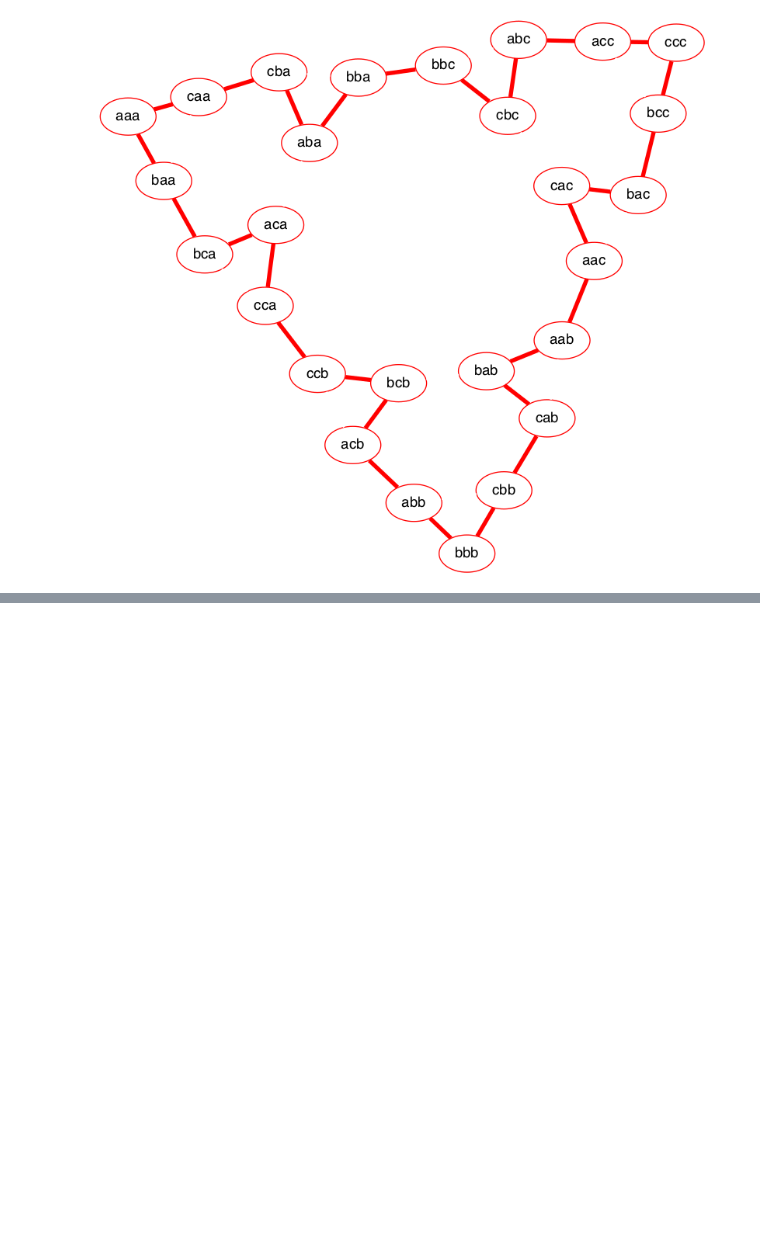
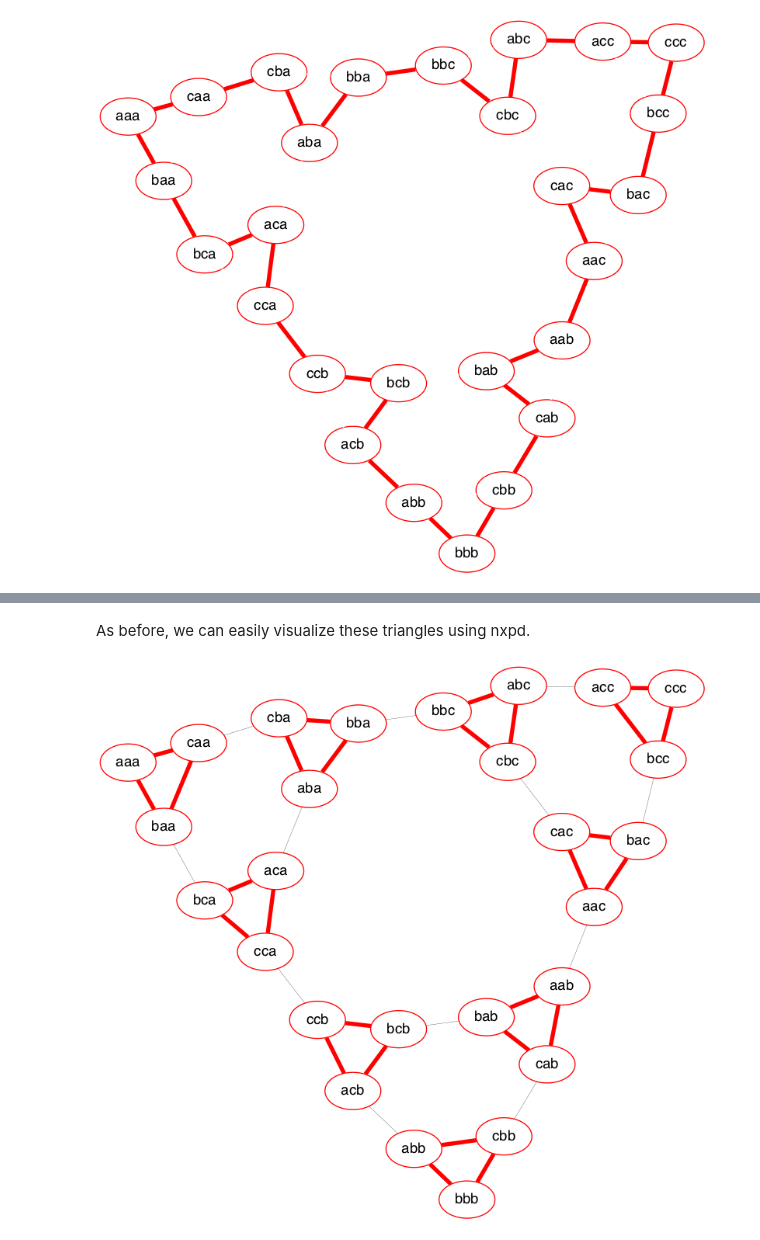
Before and after one commit to idaks/PWE-demos, a Jupyter notebook: Hanoi-Graph-Analysis.ipynb, the cells around one changed output, grey strips where cells are left out. Saved outputs shown, nothing was run; the diff lists cells and outputs as text; code cells hidden in the pictures; blank space fills up the shorter version.

```diff
--- a/Hanoi-Graph-Analysis.ipynb
+++ b/Hanoi-Graph-Analysis.ipynb
@@ -24,7 +24,7 @@ Generate the rules
 toh_edge_rules = []
 
 # Add the schema information for the 'peg' relation
-toh_edge_rules.append('% define peg(PEG_ID)')
+toh_edge_rules.append('% schema peg(PEG_ID)')
 
 # Define the pegs as 'peg(a;b;c;...)'
 toh_edge_rules.append('peg({}).'.format(';'.join([chr(ord('a')+i) for i in range(NUM_PEGS)])))
@@ -39,7 +39,7 @@ start_state_pegs = ['peg({})'.format(d) for d in start_state]
 # i.e. % define e(DISK1_INIT_PEG, DISK2_INIT_PEG, ..., DISK1_END_PEG, DISK2_END_PEG, ...)
 edge_init_col_names = ['DISK{}_INIT_PEG'.format(i) for i in range(1, NUM_DISKS+1)]
 edge_end_col_names = ['DISK{}_END_PEG'.format(i) for i in range(1, NUM_DISKS+1)]
-toh_edge_rules.append('% define e({},{})'.format(','.join(edge_init_col_names),
+toh_edge_rules.append('% schema e({},{})'.format(','.join(edge_init_col_names),
                                                  ','.join(edge_end_col_names)))
 
 # Create the rules that define if a disk i can be moved
@@ -74,5 +74,2 @@ ASPRules('\n'.join(toh_edge_rules))
 # %% [markdown]
 #### Run these rules in clingo
-# %%
-clingo_soln, meta_data = run_clingo(clingo_rules=toh_edge_rules)
-ASPRules('\n'.join(clingo_soln))
@@ -195,3 +200,2 @@ We first import the hamiltonian cycle encoding
 # %%
-hamil_cycle_rules = ASPRules('clingo_files/hamiltonian_cycle.lp4')
-hamil_cycle_rules
+%asp_loadfiles clingo_files/hamiltonian_cycle.lp4 -r clingo
@@ -279,0 +314,2 @@ draw(G_temp)
+# %%
+hanoi_triangles_pws_rel_dfs, _, _ = load_worlds(hanoi_triangles['asp_soln'])
@@ -279,0 +346,15 @@ draw(G_temp)
+# %% [markdown]
+As before, we can easily visualize these triangles using nxpd.
+# %%
+G_temp = deepcopy(G)
+for edge in G_temp.edges:
+    G_temp.edges[edge]['penwidth'] = 0.2
+for tr in triangles:
+    for n in tr:
+        G_temp.nodes[n]['color'] = 'red'
+    for e in [(tr[0], tr[1]), (tr[0], tr[2]), (tr[1], tr[2])]:
+        G_temp.edges[e]['color'] = 'red'
+        G_temp.edges[e]['penwidth'] = 4
+draw(G_temp)
+# %% [output]
+[figure, added]
```
Also changed, not shown: parts of 24 cells of this notebook, 20 other files.
